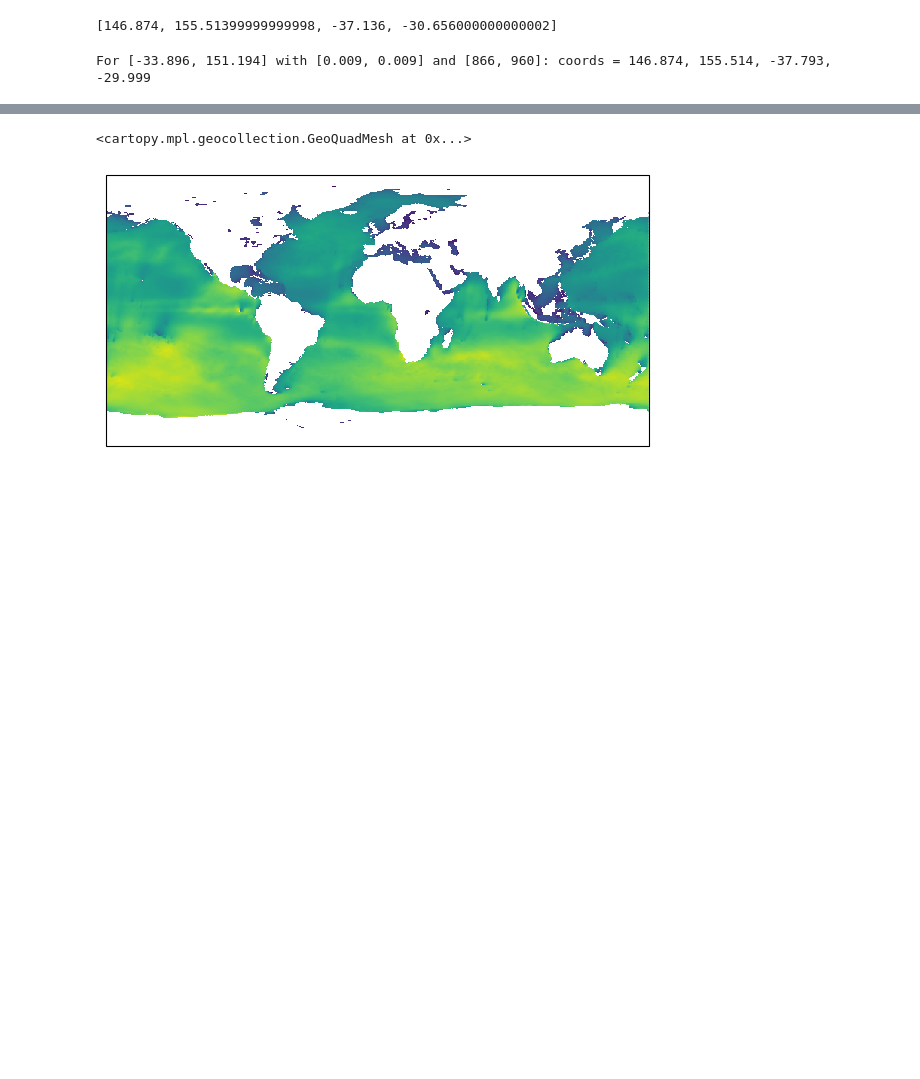
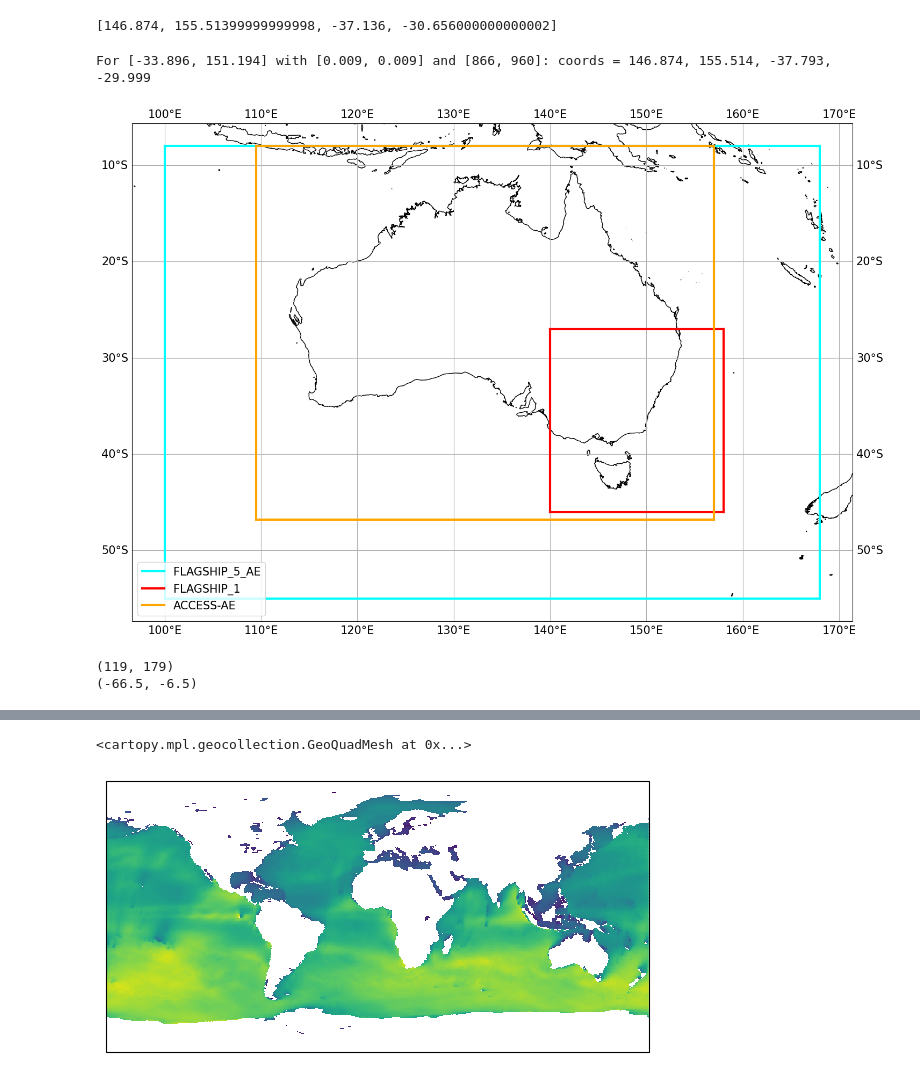
Before and after one commit to 21centuryweather/UM_configuration_tools, a Jupyter notebook: UM_plot_domain.ipynb, the cells around one changed output, grey strips where cells are left out. Cells and saved outputs as stored; diff of their text form; code cells hidden in the pictures; blank space fills up the shorter version.

```diff
--- a/UM_plot_domain.ipynb
+++ b/UM_plot_domain.ipynb
@@ -160,3 +162,34 @@ SYDNEY_1_SIZE_B=[866,960]
 print_corners(SYDNEY_CENTRE, SYDNEY_1_RES, SYDNEY_1_SIZE_B)
 # %% [output]
 For [-33.896, 151.194] with [0.009, 0.009] and [866, 960]: coords = 146.874, 155.514, -37.793, -29.999
+# %%
+plt.figure(figsize=(15,15))
+ax = plt.axes(projection=ccrs.PlateCarree())
+#ERA5_wave.tmax.sel(longitude=slice(120,170),latitude=slice(-20,-50)).plot(
+#    ax=ax,
+#    cbar_kwargs={"orientation": "vertical", "shrink": 0.6, "aspect": 20})
+ax.gridlines(draw_labels=True)
+
+draw_box_corners(ax, 'FLAGSHIP_5_AE', corners=[100,168,-8,-55], color='aqua',linewidth=3)
+draw_box_corners(ax, 'FLAGSHIP_1', corners=[140,158,-27,-46], color='red',linewidth=3)
+draw_box_corners(ax, 'ACCESS-AE', corners=[109.5,157.,-8,-46.8], color='orange',linewidth=3)
+
+ax.coastlines('10m')
+ax.legend(loc='lower left');
+#ax.set_ylim([-38,-33])
+#ax.set_ylim([145,150])
+plt.rcParams.update({'font.size':15})
+plt.tight_layout()
+# %% [output]
+[figure, added]
+# %%
+inner_ew=(158-140)
+inner_ns=(46-27)
+ew_centre = 140+9
+ns_centre=-27-9.5
+delta=10
+print ((ew_centre-3*delta,ew_centre+3*delta))
+print ((ns_centre-3*delta,ns_centre+3*delta))
+# %% [output]
+(119, 179)
+(-66.5, -6.5)
```
Also changed, not shown: parts of 14 cells of this notebook, 2 other files.
